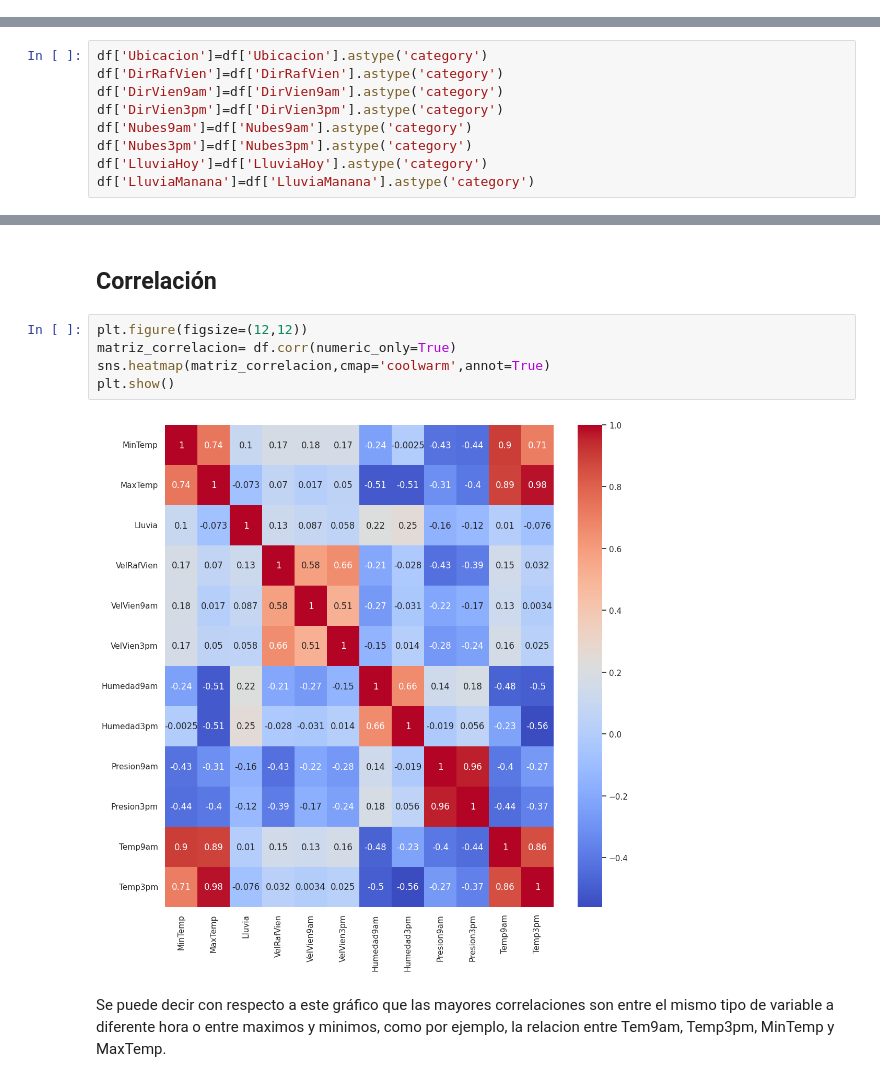
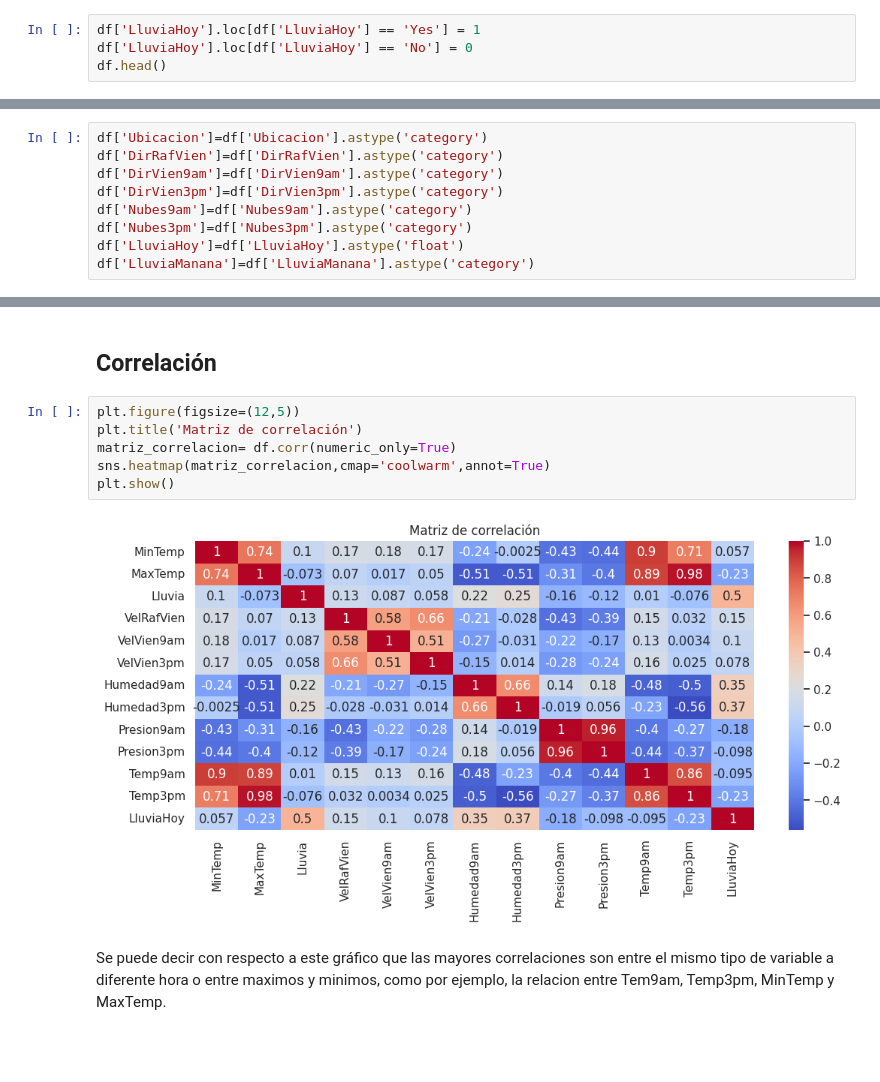
Before and after one commit to DanyPao/DataScience1-Daniela-Esposito, a Jupyter notebook: Visualizacion_Daniela_Esposito.ipynb, the cells around one changed output, grey strips where cells are left out. Cells and saved outputs as stored; diff of their text form; blank space fills up the shorter version.

```diff
--- a/Visualizacion_Daniela_Esposito.ipynb
+++ b/Visualizacion_Daniela_Esposito.ipynb
@@ -123,3 +123,7 @@ df.head()
 | 2 | Row2 | Albury | 17.5 | 32.3 | 1.0 | NaN | NaN | W | 41.0 | ... |
 | 3 | Row3 | Albury | 14.6 | 29.7 | 0.2 | NaN | NaN | WNW | 56.0 | ... |
 | 4 | Row4 | Albury | 7.7 | 26.7 | 0.0 | NaN | NaN | W | 35.0 | ... |
+# %%
+df['LluviaHoy'].loc[df['LluviaHoy'] == 'Yes'] = 1
+df['LluviaHoy'].loc[df['LluviaHoy'] == 'No'] = 0
+df.head()
@@ -164,7 +175,7 @@ df['DirVien9am']=df['DirVien9am'].astype('category')
 df['DirVien3pm']=df['DirVien3pm'].astype('category')
 df['Nubes9am']=df['Nubes9am'].astype('category')
 df['Nubes3pm']=df['Nubes3pm'].astype('category')
-df['LluviaHoy']=df['LluviaHoy'].astype('category')
+df['LluviaHoy']=df['LluviaHoy'].astype('float')
 df['LluviaManana']=df['LluviaManana'].astype('category')
 # %%
 df.describe(include='category')
@@ -433,12 +444,13 @@ Por esta razon yo trataría estos outliers teniendo en cuenta su ubicación.
 # %% [markdown]
 ## Correlación
 # %%
-plt.figure(figsize=(12,12))
+plt.figure(figsize=(12,5))
+plt.title('Matriz de correlación')
 matriz_correlacion= df.corr(numeric_only=True)
 sns.heatmap(matriz_correlacion,cmap='coolwarm',annot=True)
 plt.show()
 # %% [output]
-[figure, old version]
+[figure, new version]
 # %% [markdown]
 Se puede decir con respecto a este gráfico que las mayores correlaciones son entre el mismo tipo de variable a diferente hora o entre maximos y minimos, como por ejemplo, la relacion entre Tem9am, Temp3pm, MinTemp y MaxTemp.
 # %% [markdown]
```
Also changed, not shown: parts of 13 cells of this notebook.
